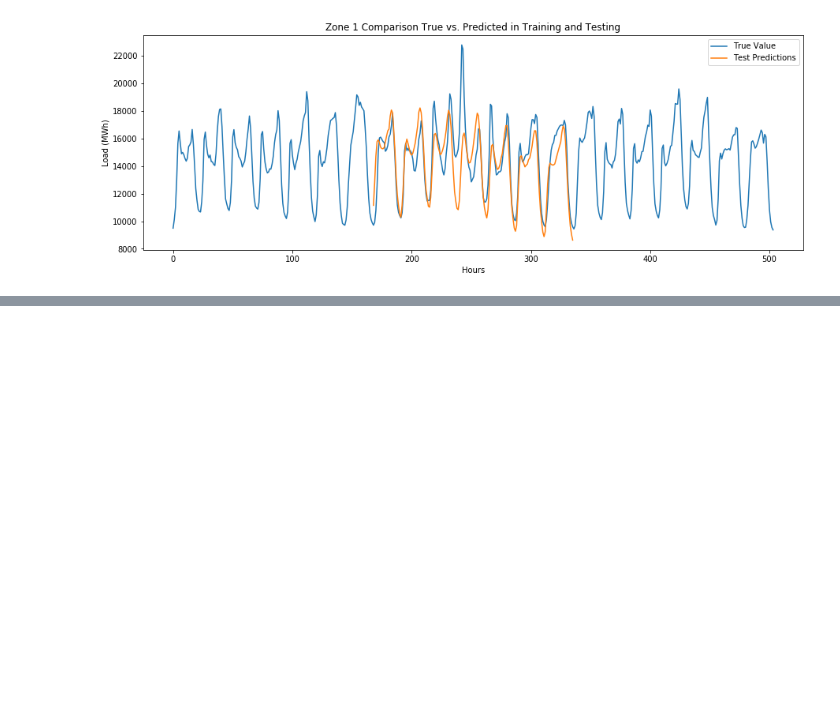
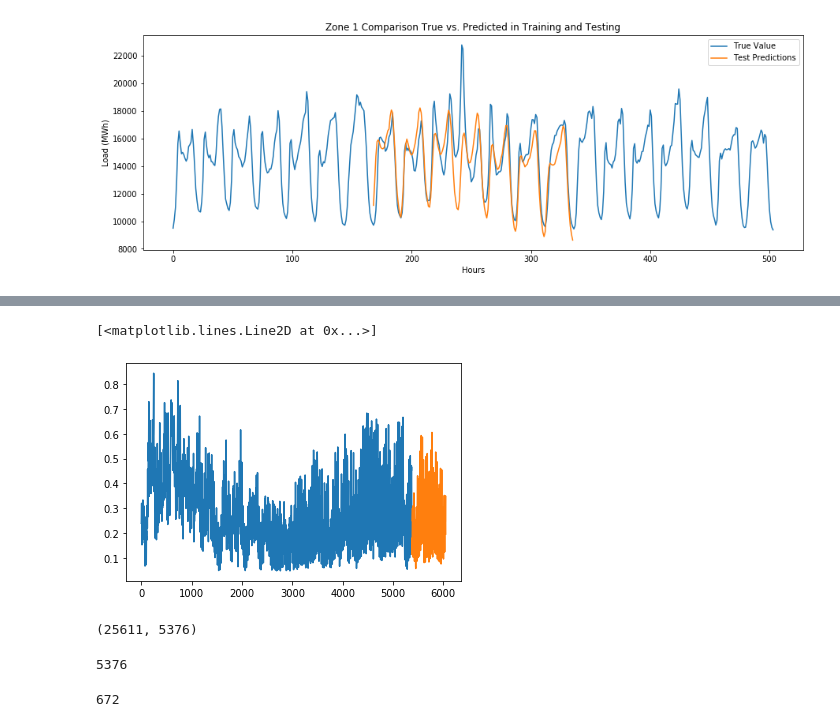
Before and after one commit to Pedromacedo41/MAP573, a Jupyter notebook: src/Raphael/LSTM-Bidirectional.ipynb, the cells around one changed output, grey strips where cells are left out. Drawn from its saved outputs; the diff is of its cells as text; code cells hidden in the pictures; blank space fills up the shorter version.

```diff
--- a/src/Raphael/LSTM-Bidirectional.ipynb
+++ b/src/Raphael/LSTM-Bidirectional.ipynb
@@ -271,0 +274,6 @@ if not os.path.exists(path):
+# %%
+plt.plot(train_X[1, :, :].reshape(-1, 1))
+plt.plot(np.concatenate(([np.nan]*window_size, train_Y[0])))
+# %% [output]
+[<matplotlib.lines.Line2D at 0x...>]
+[figure, added]
@@ -271,0 +284,12 @@ if not os.path.exists(path):
+# %%
+train_X.shape
+# %% [output]
+(25611, 5376)
+# %%
+window_size
+# %% [output]
+5376
+# %%
+nstep
+# %% [output]
+672
```
Also changed, not shown: parts of 14 cells of this notebook, 7 other files.
